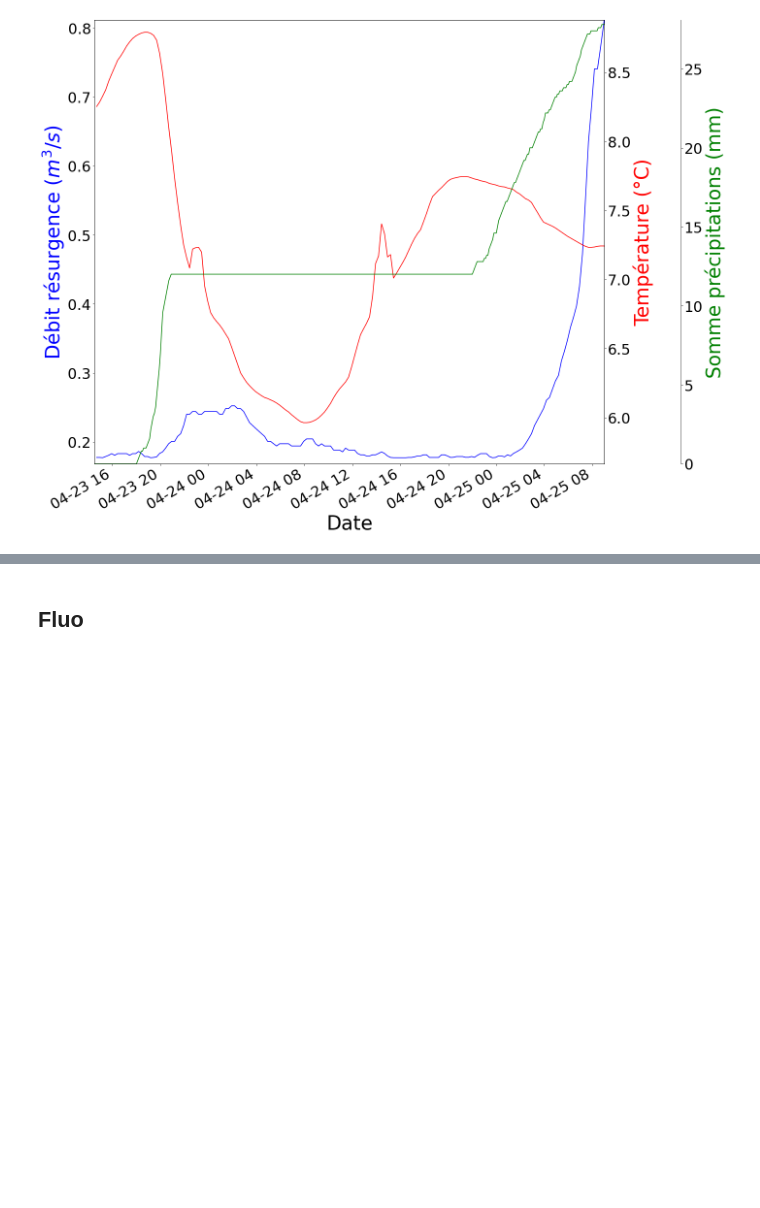
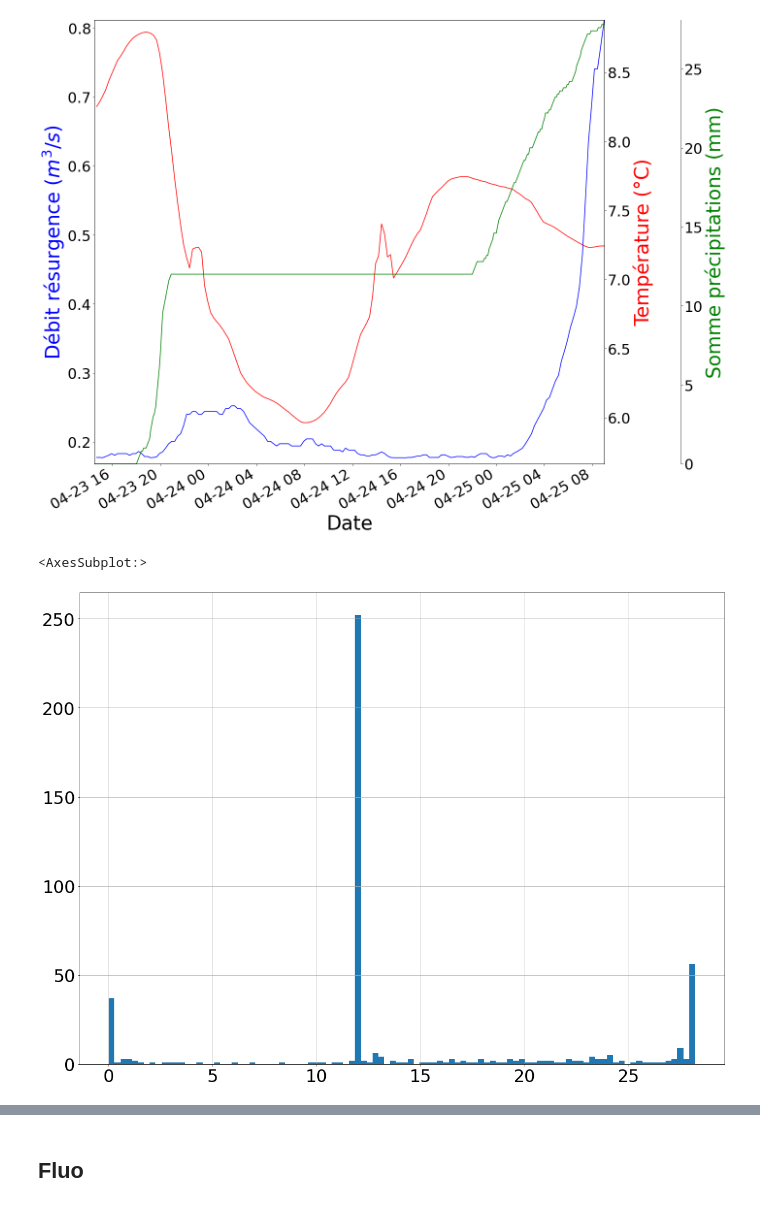
Before and after one commit to BenoitURRUTY/Data_tracage_avril22, a Jupyter notebook: Traçage.ipynb, the cells around one changed output, grey strips where cells are left out. Saved outputs shown, nothing was run; the diff lists cells and outputs as text; code cells hidden in the pictures; blank space fills up the shorter version.

```diff
--- a/Traçage.ipynb
+++ b/Traçage.ipynb
@@ -155,2 +178,7 @@ plt.tight_layout()
 # %% [output]
 [figure]
+# %%
+precip['Sum precip (mm)'].hist(bins=100)
+# %% [output]
+<AxesSubplot:>
+[figure, added]
```
Also changed, not shown: parts of 18 cells of this notebook, 22 other files.
